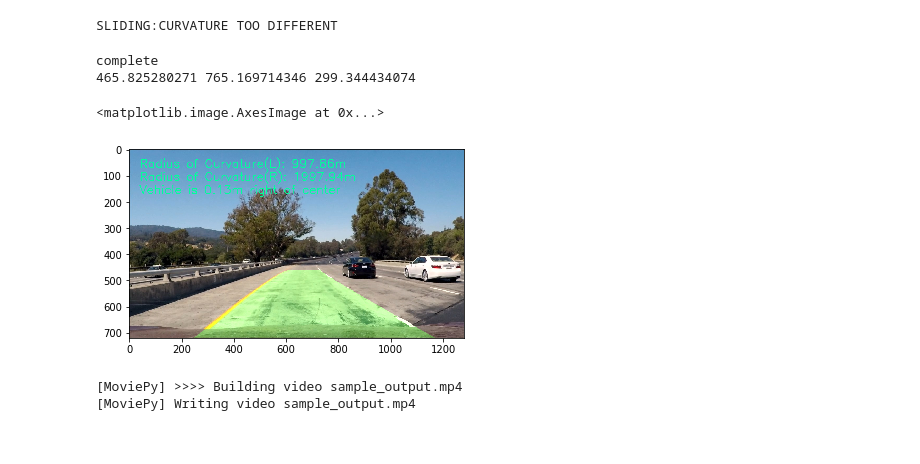
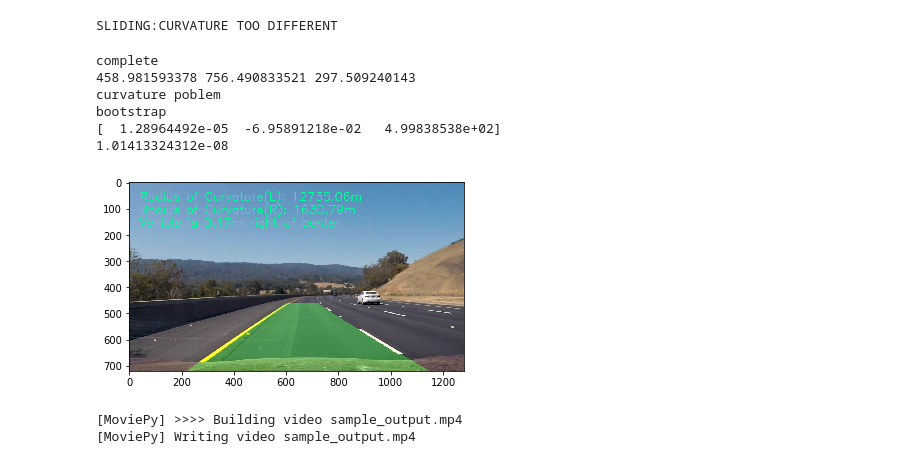
Before and after one commit to timotdsantos/CarND-Advanced-Lane-Lines, a Jupyter notebook: Advanced_Lane_Lines_Reuse.ipynb, the cells around one changed output. Cells and saved outputs as stored; diff of their text form; code cells hidden in the pictures.

```diff
--- a/Advanced_Lane_Lines_Reuse.ipynb
+++ b/Advanced_Lane_Lines_Reuse.ipynb
@@ -708,7 +748,7 @@ def process_image(image):
     l_fit_x_int = lane_container.left_line.fitx[image.shape[0]-1]
     r_fit_x_int = lane_container.right_line.fitx[image.shape[0]-1]
     print(l_fit_x_int, r_fit_x_int, r_fit_x_int - l_fit_x_int)
-
+#     print('LFIT',lane_container.left_line.best_fit)
     if ((r_fit_x_int - l_fit_x_int)<450.0 ) and ((r_fit_x_int - l_fit_x_int)>250.0):
 
 #         if(abs(R-R0)/R0>0.5)
@@ -730,7 +770,9 @@ def process_image(image):
         else:
             print('curvature poblem')
 #             lane_container.sliding_window(image)
-            lane_container.out_image=image
+#             lane_container.out_image=image
+            lane_container.bootstrap_lane_lines(image)
+            print('bootstrap')
 #             lane_container.n_fail+=1
             lane_container.detected=True
 #             update the image using previous configuration
@@ -760,16 +802,21 @@ def process_image(image):
 # %% [output]
 SLIDING:CURVATURE TOO DIFFERENT
 # %%
-process_image(mpimg.imread(test_images[0]))
+process_image(mpimg.imread(test_images[2]))
 plt.imshow(lane_container.out_image)
+print(lane_container.left_line.best_fit)
+print(lane_container.right_line.best_fit[0]**2)
 # plt.imshow(temp_lane.out_image)
 # plt.figure()
 # plt.imshow(mpimg.imread(test_images[0]))
 # %% [output]
 complete
-465.825280271 765.169714346 299.344434074
+458.981593378 756.490833521 297.509240143
+curvature poblem
+bootstrap
+[  1.28964492e-05  -6.95891218e-02   4.99838538e+02]
+1.01413324312e-08
-<matplotlib.image.AxesImage at 0x...>
-[figure, old version]
+[figure, new version]
 # %%
 sample_output = 'sample_output.mp4'
 clip1 = VideoFileClip("project_video.mp4")
```
Also changed, not shown: parts of 3 cells of this notebook.
